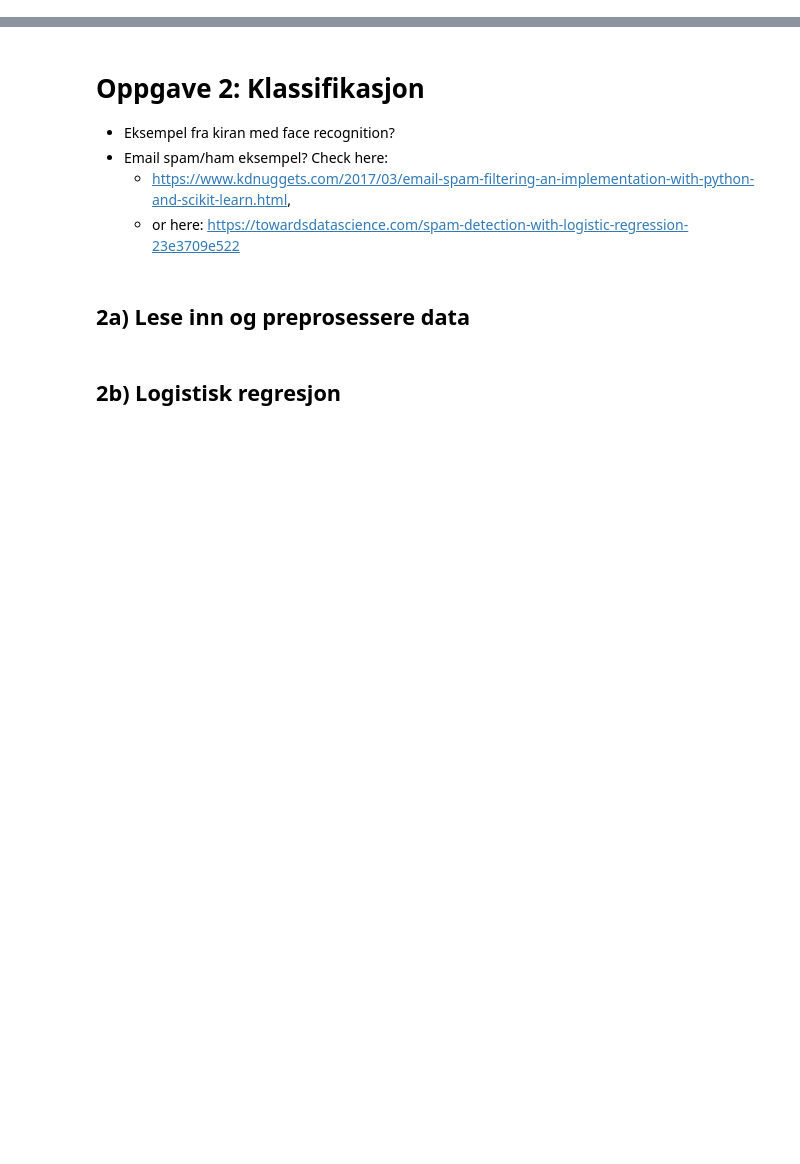
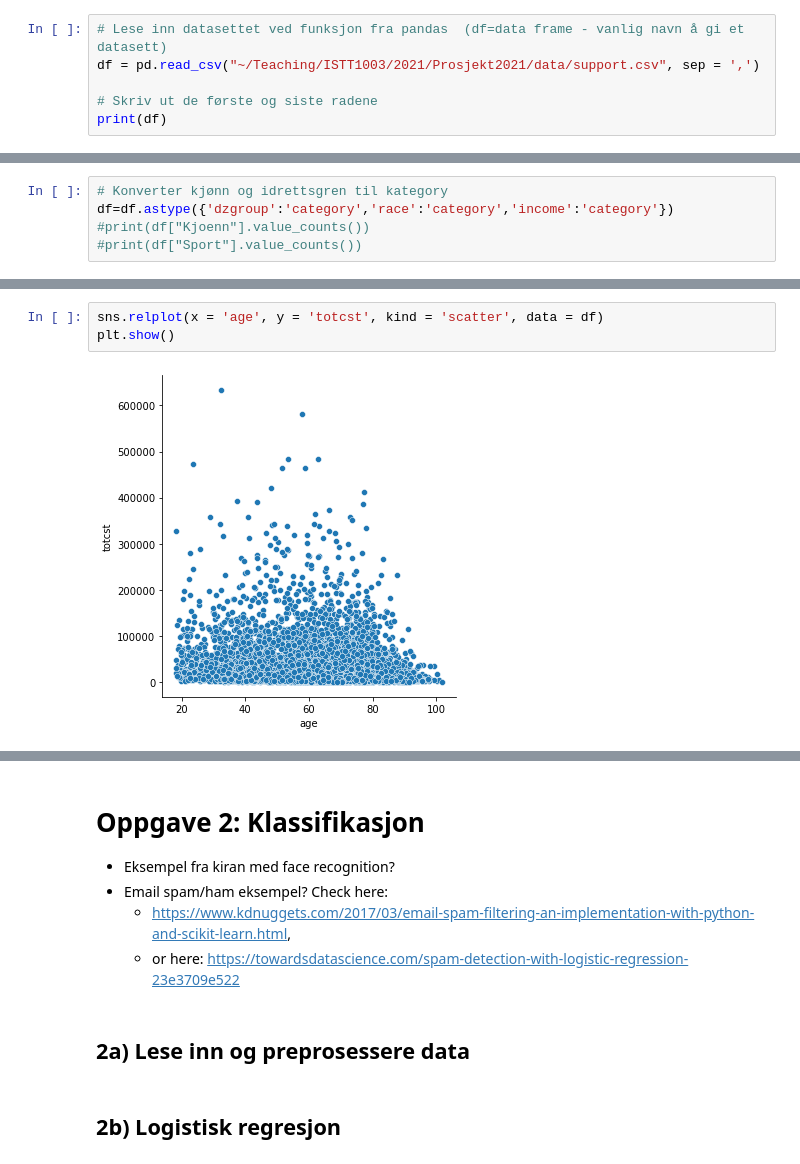
Before and after one commit to stefaniemuff/ISTx1003, a Jupyter notebook: Prosjekt2021/Prosjekt1003.ipynb, the cells around one changed output, grey strips where cells are left out. Cells and saved outputs as stored; diff of their text form; blank space fills up the shorter version.

Commit message:
Prosjekt updated

```diff
--- a/Prosjekt2021/Prosjekt1003.ipynb
+++ b/Prosjekt2021/Prosjekt1003.ipynb
@@ -40,0 +81,6 @@ Todo: Hvis vi ikke finner noen teknologiske dataeksempler, kan vi motivere bruk
+# %%
+# Lese inn datasettet ved funksjon fra pandas  (df=data frame - vanlig navn å gi et datasett)
+df = pd.read_csv("~/Teaching/ISTT1003/2021/Prosjekt2021/data/support.csv", sep = ',')
+
+# Skriv ut de første og siste radene
+print(df)
@@ -40,0 +105,5 @@ Todo: Hvis vi ikke finner noen teknologiske dataeksempler, kan vi motivere bruk
+# %%
+# Konverter kjønn og idrettsgren til kategory
+df=df.astype({'dzgroup':'category','race':'category','income':'category'})
+#print(df["Kjoenn"].value_counts())
+#print(df["Sport"].value_counts())
@@ -40,0 +146,5 @@ Todo: Hvis vi ikke finner noen teknologiske dataeksempler, kan vi motivere bruk
+# %%
+sns.relplot(x = 'age', y = 'totcst', kind = 'scatter', data = df)
+plt.show()
+# %% [output]
+[figure, added]
```
Also changed, not shown: parts of 21 cells of this notebook.
